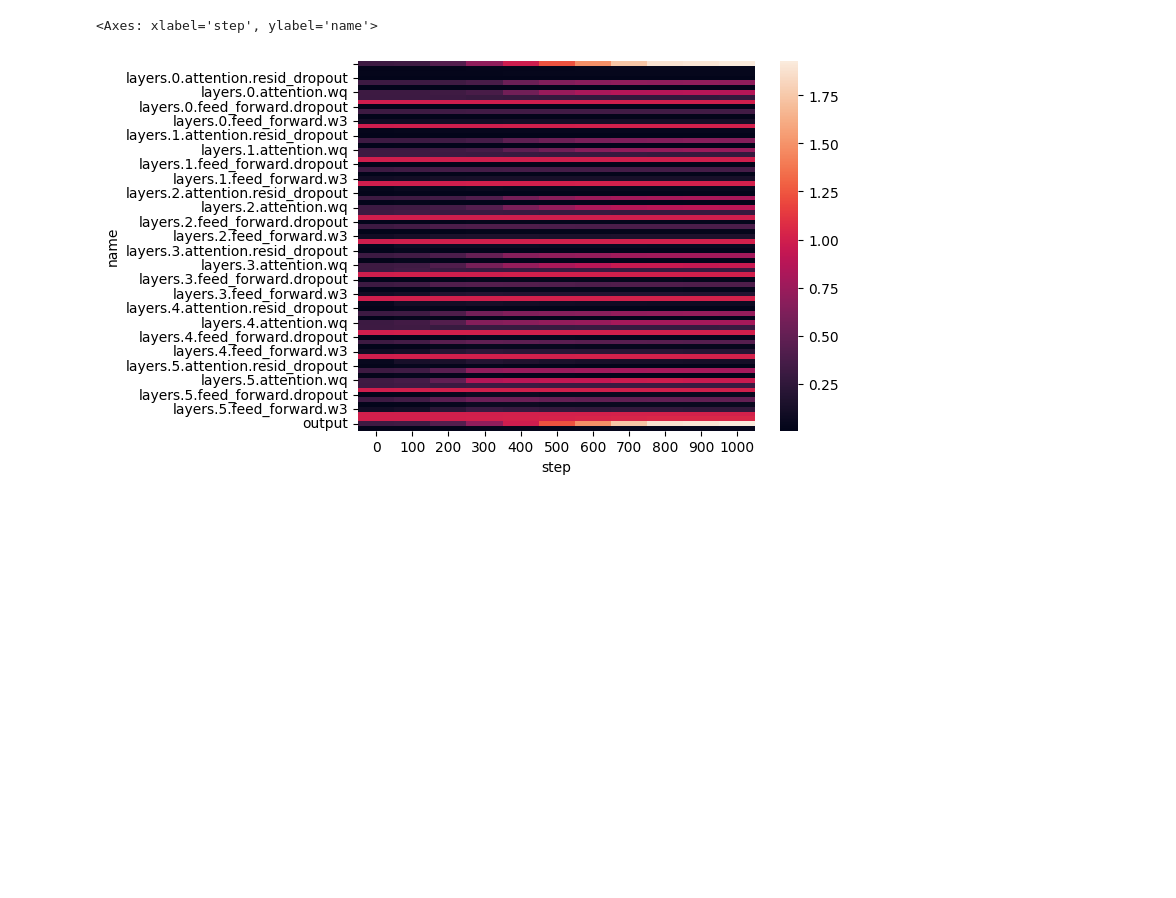
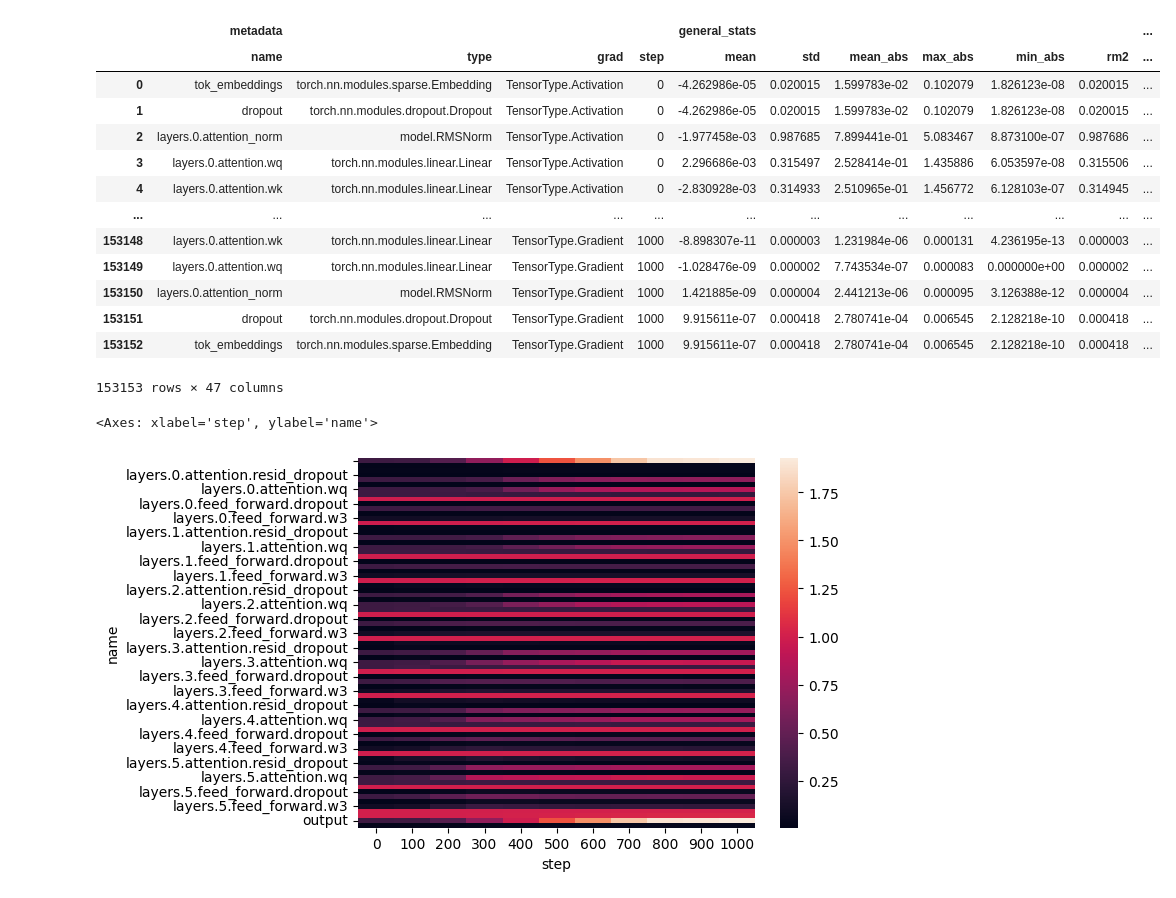
Before and after one commit to graphcore-research/track-and-visualize, a Jupyter notebook: notebooks/pd-explorations.ipynb, the cells around one changed output. Saved outputs shown, nothing was run; the diff lists cells and outputs as text; code cells hidden in the pictures; blank space fills up the shorter version.

```diff
--- a/notebooks/pd-explorations.ipynb
+++ b/notebooks/pd-explorations.ipynb
@@ -14,3 +13,20 @@ df = read_pickle('../test-data/numerics_df_v2.pkl')
+# %%
+df
+# %% [output]
+|  | metadata |  |  |  | general_stats |  |  |  |  |  | ... |
+|  | name | type | grad | step | mean | std | mean_abs | max_abs | min_abs | rm2 | ... |
+| 0 | tok_embeddings | torch.nn.modules.sparse.Embedding | TensorType.Activation | 0 | -4.262986e-05 | 0.020015 | 1.599783e-02 | 0.102079 | 1.826123e-08 | 0.020015 | ... |
+| 1 | dropout | torch.nn.modules.dropout.Dropout | TensorType.Activation | 0 | -4.262986e-05 | 0.020015 | 1.599783e-02 | 0.102079 | 1.826123e-08 | 0.020015 | ... |
+| 2 | layers.0.attention_norm | model.RMSNorm | TensorType.Activation | 0 | -1.977458e-03 | 0.987685 | 7.899441e-01 | 5.083467 | 8.873100e-07 | 0.987686 | ... |
+| 3 | layers.0.attention.wq | torch.nn.modules.linear.Linear | TensorType.Activation | 0 | 2.296686e-03 | 0.315497 | 2.528414e-01 | 1.435886 | 6.053597e-08 | 0.315506 | ... |
+| 4 | layers.0.attention.wk | torch.nn.modules.linear.Linear | TensorType.Activation | 0 | -2.830928e-03 | 0.314933 | 2.510965e-01 | 1.456772 | 6.128103e-07 | 0.314945 | ... |
+| ... | ... | ... | ... | ... | ... | ... | ... | ... | ... | ... | ... |
+| 153148 | layers.0.attention.wk | torch.nn.modules.linear.Linear | TensorType.Gradient | 1000 | -8.898307e-11 | 0.000003 | 1.231984e-06 | 0.000131 | 4.236195e-13 | 0.000003 | ... |
+| 153149 | layers.0.attention.wq | torch.nn.modules.linear.Linear | TensorType.Gradient | 1000 | -1.028476e-09 | 0.000002 | 7.743534e-07 | 0.000083 | 0.000000e+00 | 0.000002 | ... |
+| 153150 | layers.0.attention_norm | model.RMSNorm | TensorType.Gradient | 1000 | 1.421885e-09 | 0.000004 | 2.441213e-06 | 0.000095 | 3.126388e-12 | 0.000004 | ... |
+| 153151 | dropout | torch.nn.modules.dropout.Dropout | TensorType.Gradient | 1000 | 9.915611e-07 | 0.000418 | 2.780741e-04 | 0.006545 | 2.128218e-10 | 0.000418 | ... |
+| 153152 | tok_embeddings | torch.nn.modules.sparse.Embedding | TensorType.Gradient | 1000 | 9.915611e-07 | 0.000418 | 2.780741e-04 | 0.006545 | 2.128218e-10 | 0.000418 | ... |
+153153 rows × 47 columns
 # %%
 alt_global_view(
     df,
```
Also changed, not shown: parts of 2 cells of this notebook, 2 other files.
